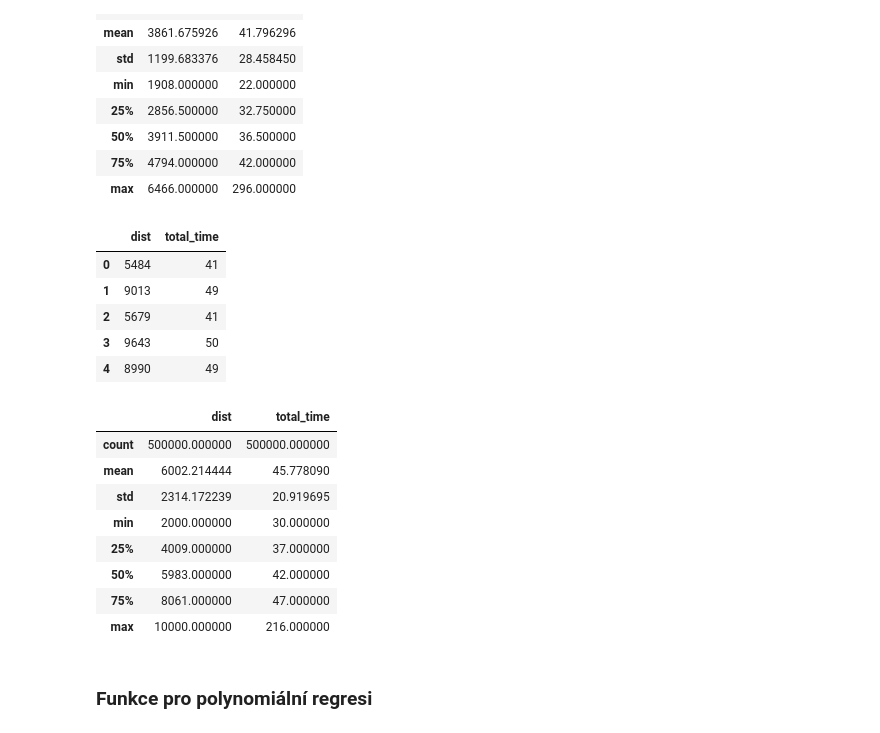
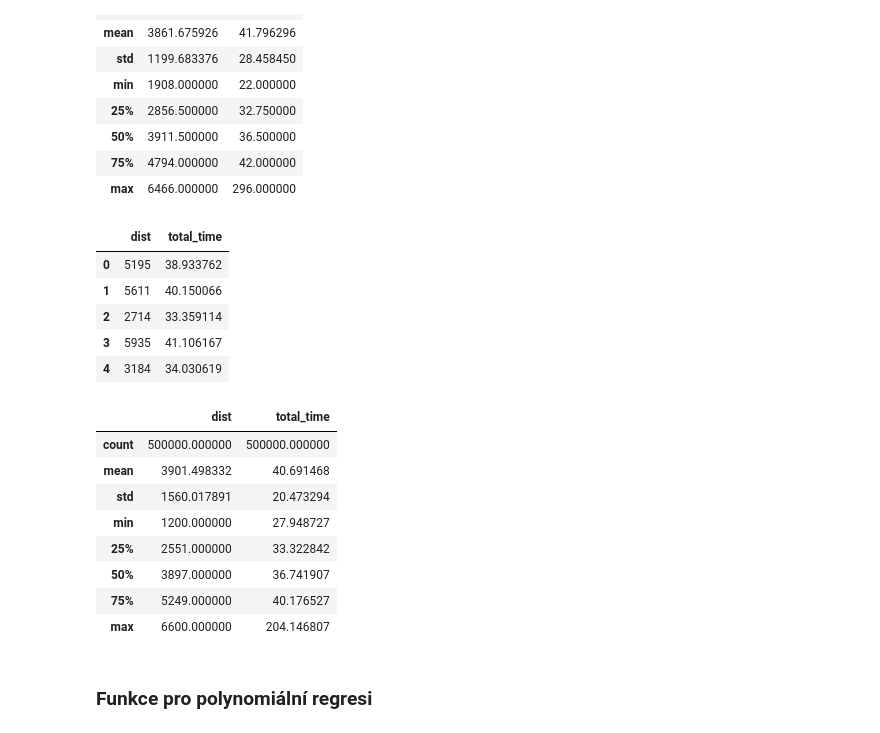
Before and after one commit to UsmanovSla/MGD-RSS, a Jupyter notebook: model/06_AI/AI_01_Polynomial_Regression.ipynb, the cells around one changed output. Drawn from its saved outputs; the diff is of its cells as text; code cells hidden in the pictures.

```diff
--- a/model/06_AI/AI_01_Polynomial_Regression.ipynb
+++ b/model/06_AI/AI_01_Polynomial_Regression.ipynb
@@ -153,28 +153,28 @@ df_val_real.describe()
 # %%
 # Soubor je načten a přiřazen do proměnné ‚df_train_syn"
 other_path = '../../data/05_Calibration/synthetic_dataset.csv'
 df_train_syn = pd.read_csv(other_path, header=0)
-df_train_syn[['dist', 'total_time']] = df_train_syn[['dist', 'total_time']].round().astype(int)
+#df_train_syn[['dist', 'total_time']] = df_train_syn[['dist', 'total_time']].round().astype(int)
 df_train_syn.head()
 # %% [output]
 |  | dist | total_time |
-| 0 | 5484 | 41 |
-| 1 | 9013 | 49 |
-| 2 | 5679 | 41 |
-| 3 | 9643 | 50 |
-| 4 | 8990 | 49 |
+| 0 | 5195 | 38.933762 |
+| 1 | 5611 | 40.150066 |
+| 2 | 2714 | 33.359114 |
+| 3 | 5935 | 41.106167 |
+| 4 | 3184 | 34.030619 |
 # %%
 df_train_syn.describe()
 # %% [output]
 |  | dist | total_time |
 | count | 500000.000000 | 500000.000000 |
-| mean | 6002.214444 | 45.778090 |
-| std | 2314.172239 | 20.919695 |
-| min | 2000.000000 | 30.000000 |
-| 25% | 4009.000000 | 37.000000 |
-| 50% | 5983.000000 | 42.000000 |
-| 75% | 8061.000000 | 47.000000 |
-| max | 10000.000000 | 216.000000 |
+| mean | 3901.498332 | 40.691468 |
+| std | 1560.017891 | 20.473294 |
+| min | 1200.000000 | 27.948727 |
+| 25% | 2551.000000 | 33.322842 |
+| 50% | 3897.000000 | 36.741907 |
+| 75% | 5249.000000 | 40.176527 |
+| max | 6600.000000 | 204.146807 |
 # %% [markdown]
 ### Funkce pro polynomiální regresi
 # %%
```
Also changed, not shown: parts of 6 cells of this notebook, 18 other files.
